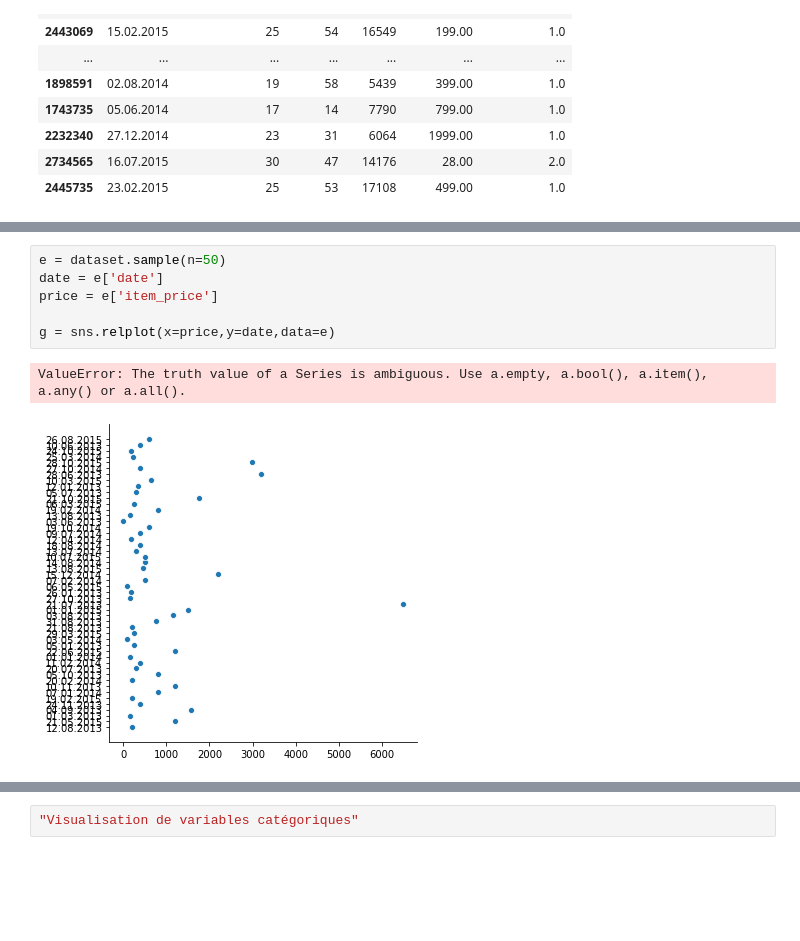
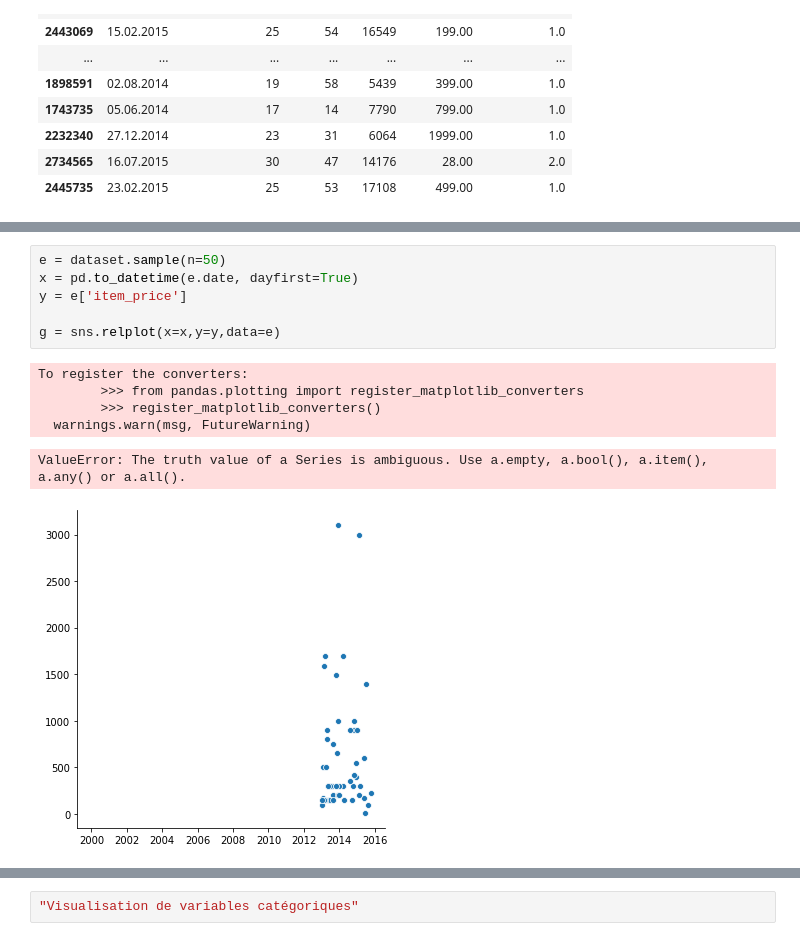
Before and after one commit to MrYamous/iesa-cours-python, a Jupyter notebook: ExJour2.ipynb, the cells around one changed output, grey strips where cells are left out. Cells and saved outputs as stored; diff of their text form; blank space fills up the shorter version.

```diff
--- a/ExJour2.ipynb
+++ b/ExJour2.ipynb
@@ -110,9 +134,13 @@ dataset.sample(n=50)
 # %%
 e = dataset.sample(n=50)
-date = e['date']
-price = e['item_price']
+x = pd.to_datetime(e.date, dayfirst=True)
+y = e['item_price']
 
-g = sns.relplot(x=price,y=date,data=e)
+g = sns.relplot(x=x,y=y,data=e)
 # %% [output]
-ValueError: The truth value of a Series is ambiguous. Use a.empty, a.bool(), a.item(), a.any() or a.all().
+To register the converters:
+        >>> from pandas.plotting import register_matplotlib_converters
+        >>> register_matplotlib_converters()
+  warnings.warn(msg, FutureWarning)
+ValueError: The truth value of a Series is ambiguous. Use a.empty, a.bool(), a.item(), a.any() or a.all().
-[figure, old version]
+[figure, new version]
```
Also changed, not shown: parts of 10 cells of this notebook.
